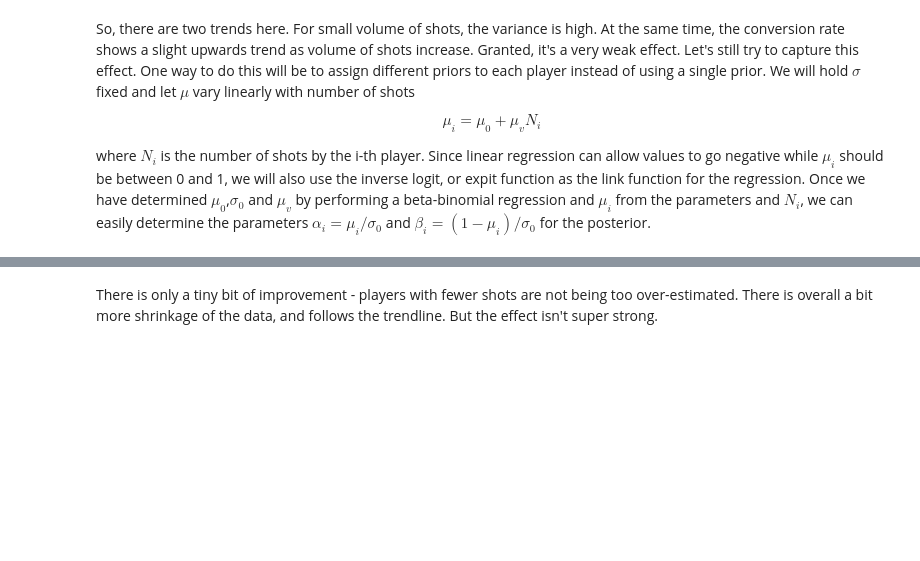
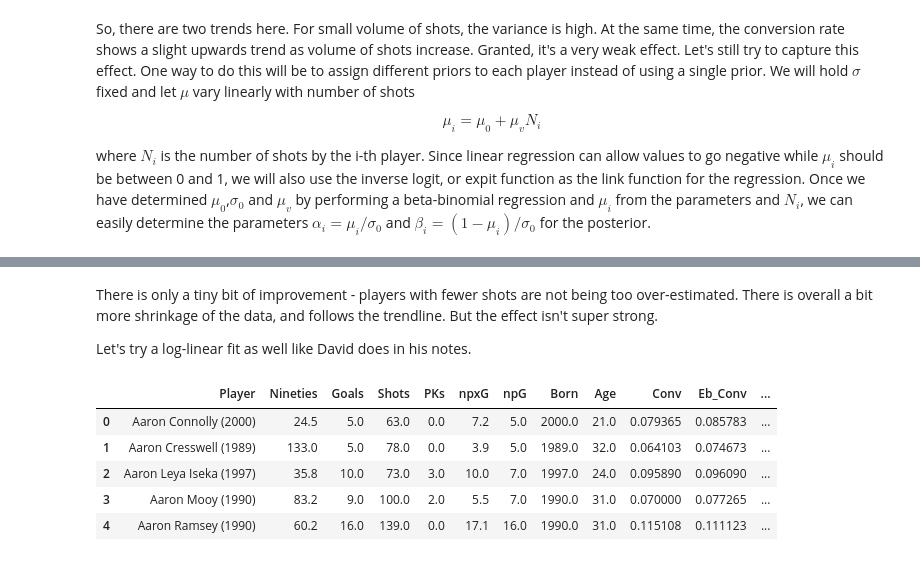
Before and after one commit to bosemessi/empiricalbayesfootball, a Jupyter notebook: Chapter6.ipynb, the cells around one changed output, grey strips where cells are left out. Drawn from its saved outputs; the diff is of its cells as text; code cells hidden in the pictures; blank space fills up the shorter version.

```diff
--- a/Chapter6.ipynb
+++ b/Chapter6.ipynb
@@ -158,2 +155,31 @@ ax[2].legend();
 # %% [markdown]
 There is only a tiny bit of improvement - players with fewer shots are not being too over-estimated. There is overall a bit more shrinkage of the data, and follows the trendline. But the effect isn't super strong.
+
+Let's try a log-linear fit as well like David does in his notes.
+# %%
+def BBLL1(params,Y,N):
+    mu0, mu1, phi = params
+    mu = special.expit(mu0 + mu1*np.log10(N))
+    a = mu*phi
+    b = (1-mu)*phi
+    t1 = special.loggamma(N+1+1e-15) - special.loggamma(Y+1+1e-15) - special.loggamma(N-Y+1+1e-15)
+    t2 = special.loggamma(Y+a+1e-15) + special.loggamma(N-Y+b+1e-15) - special.loggamma(N+a+b+1e-15)
+    t3 = special.loggamma(a+b+1e-15) - special.loggamma(a+1e-15) - special.loggamma(b+1e-15)
+    total = -np.sum(t1 + t2 + t3)
+    return total
+res = minimize(BBLL1, x0=[0,0,100], args=(df.npG.values,df.Shots.values),
+               bounds=[(None,None),(None,None),(0,None)])
+mu0, mu1 = res.x[:-1]
+sigma0 = 1/res.x[-1]
+
+df['new_a'] = special.expit(mu0 + mu1*np.log10(df.Shots))/sigma0 + df['npG']
+df['new_b'] = (1 - special.expit(mu0 + mu1*np.log10(df.Shots)))/sigma0 + df['Shots'] - df['npG']
+df['new_Conv'] = df['new_a']/(df['new_a'] + df['new_b'])
+df.head()
+# %% [output]
+|  | Player | Nineties | Goals | Shots | PKs | npxG | npG | Born | Age | Conv | Eb_Conv | ... |
+| 0 | Aaron Connolly (2000) | 24.5 | 5.0 | 63.0 | 0.0 | 7.2 | 5.0 | 2000.0 | 21.0 | 0.079365 | 0.085783 | ... |
+| 1 | Aaron Cresswell (1989) | 133.0 | 5.0 | 78.0 | 0.0 | 3.9 | 5.0 | 1989.0 | 32.0 | 0.064103 | 0.074673 | ... |
+| 2 | Aaron Leya Iseka (1997) | 35.8 | 10.0 | 73.0 | 3.0 | 10.0 | 7.0 | 1997.0 | 24.0 | 0.095890 | 0.096090 | ... |
+| 3 | Aaron Mooy (1990) | 83.2 | 9.0 | 100.0 | 2.0 | 5.5 | 7.0 | 1990.0 | 31.0 | 0.070000 | 0.077265 | ... |
+| 4 | Aaron Ramsey (1990) | 60.2 | 16.0 | 139.0 | 0.0 | 17.1 | 16.0 | 1990.0 | 31.0 | 0.115108 | 0.111123 | ... |
```
Also changed, not shown: parts of 8 cells of this notebook, 40 other files.
